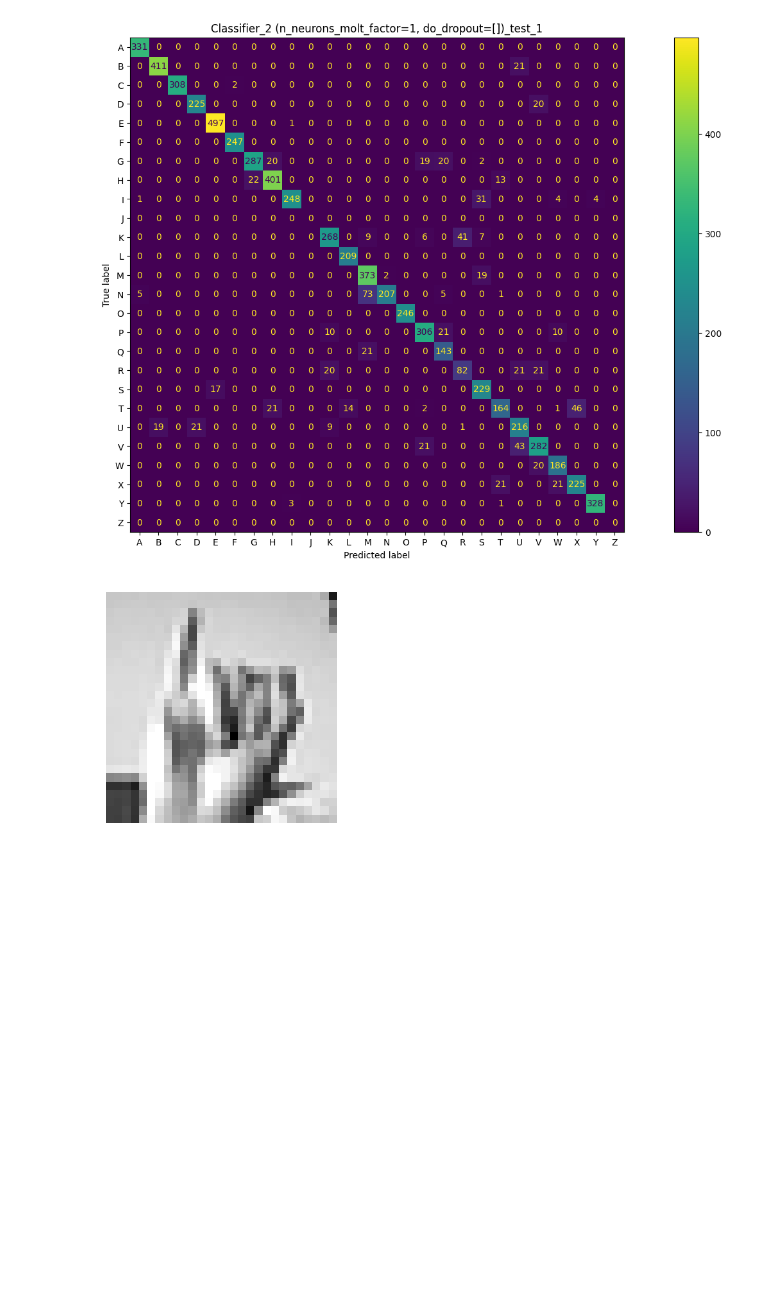
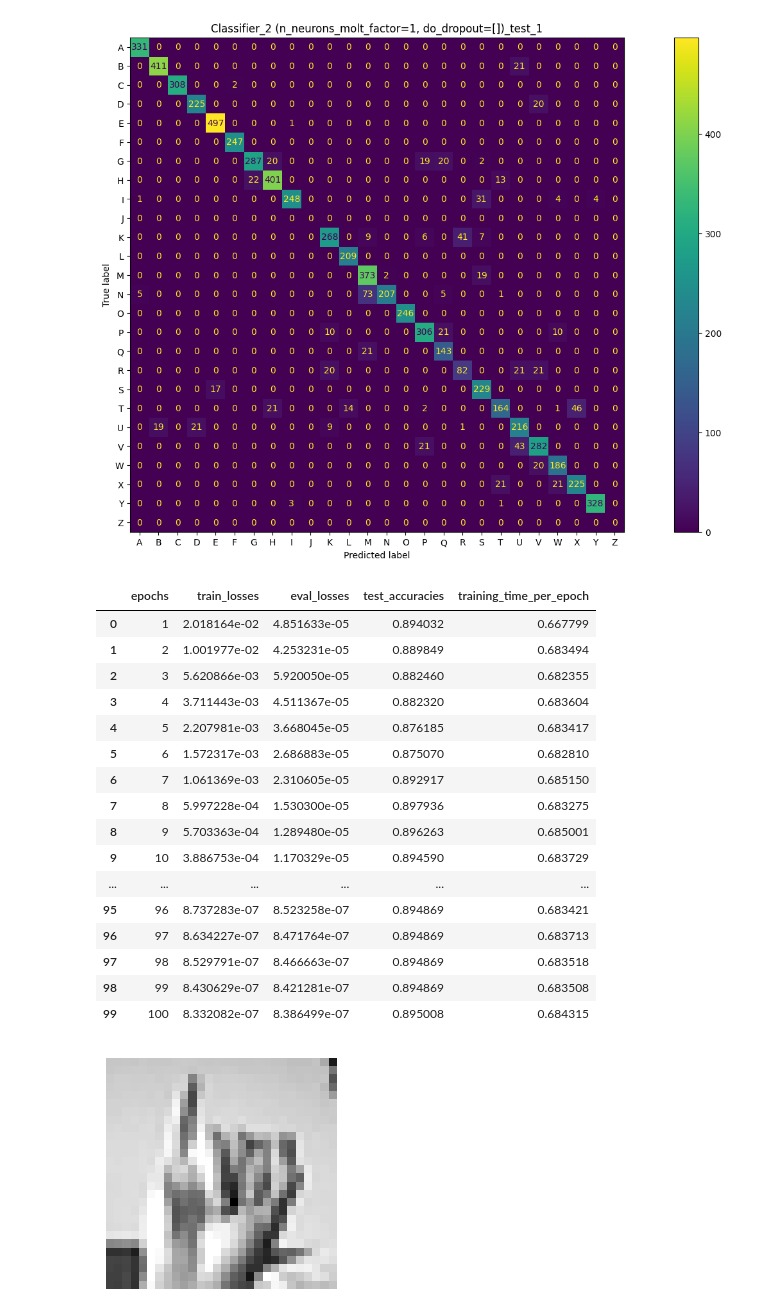
Before and after one commit to Lotto98/Sign-Language-MNIST, a Jupyter notebook: src/Classifier_2.ipynb, the cells around one changed output. Cells and saved outputs as stored; diff of their text form; code cells hidden in the pictures; blank space fills up the shorter version.

Commit message:
bug fixed on stats saving

```diff
--- a/src/Classifier_2.ipynb
+++ b/src/Classifier_2.ipynb
@@ -258,6 +263,26 @@ model.plot_confusion_matrix()
 # %% [output]
 Classifier_2 (n_neurons_molt_factor=1, do_dropout=[])_test_1
 [figure]
+# %%
+model.return_stats()
+# %% [output]
+|  | epochs | train_losses | eval_losses | test_accuracies | training_time_per_epoch |
+| 0 | 1 | 2.018164e-02 | 4.851633e-05 | 0.894032 | 0.667799 |
+| 1 | 2 | 1.001977e-02 | 4.253231e-05 | 0.889849 | 0.683494 |
+| 2 | 3 | 5.620866e-03 | 5.920050e-05 | 0.882460 | 0.682355 |
+| 3 | 4 | 3.711443e-03 | 4.511367e-05 | 0.882320 | 0.683604 |
+| 4 | 5 | 2.207981e-03 | 3.668045e-05 | 0.876185 | 0.683417 |
+| 5 | 6 | 1.572317e-03 | 2.686883e-05 | 0.875070 | 0.682810 |
+| 6 | 7 | 1.061369e-03 | 2.310605e-05 | 0.892917 | 0.685150 |
+| 7 | 8 | 5.997228e-04 | 1.530300e-05 | 0.897936 | 0.683275 |
+| 8 | 9 | 5.703363e-04 | 1.289480e-05 | 0.896263 | 0.685001 |
+| 9 | 10 | 3.886753e-04 | 1.170329e-05 | 0.894590 | 0.683729 |
+| ... | ... | ... | ... | ... | ... |
+| 95 | 96 | 8.737283e-07 | 8.523258e-07 | 0.894869 | 0.683421 |
+| 96 | 97 | 8.634227e-07 | 8.471764e-07 | 0.894869 | 0.683713 |
+| 97 | 98 | 8.529791e-07 | 8.466663e-07 | 0.894869 | 0.683518 |
+| 98 | 99 | 8.430629e-07 | 8.421281e-07 | 0.894869 | 0.683508 |
+| 99 | 100 | 8.332082e-07 | 8.386499e-07 | 0.895008 | 0.684315 |
 # %%
 image, response = sample_image(index = 10)
 best_model.predict(image)
```
Also changed, not shown: parts of 2 cells of this notebook, 2 other files.
